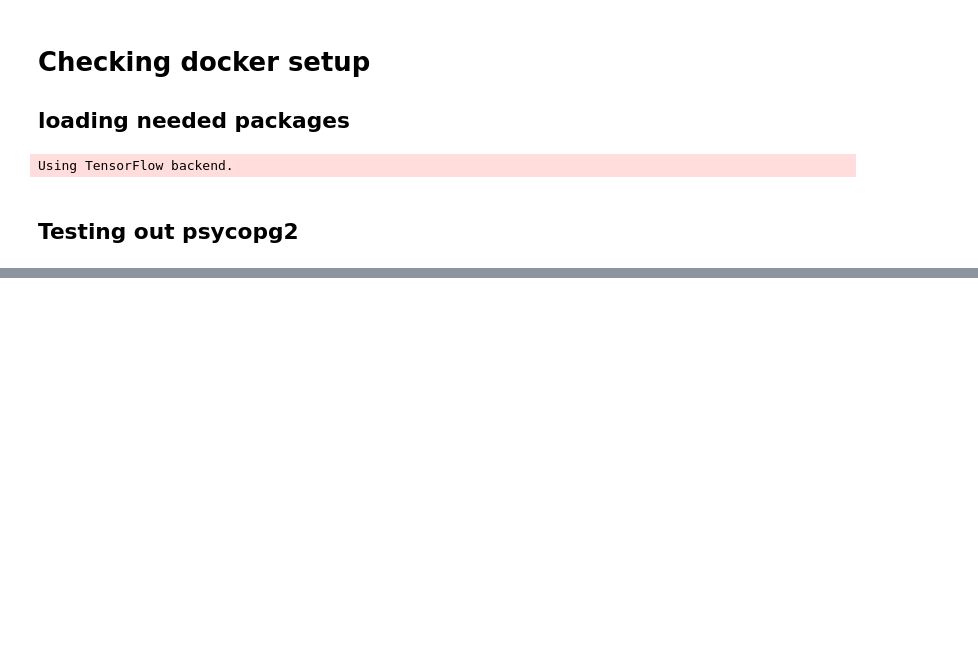
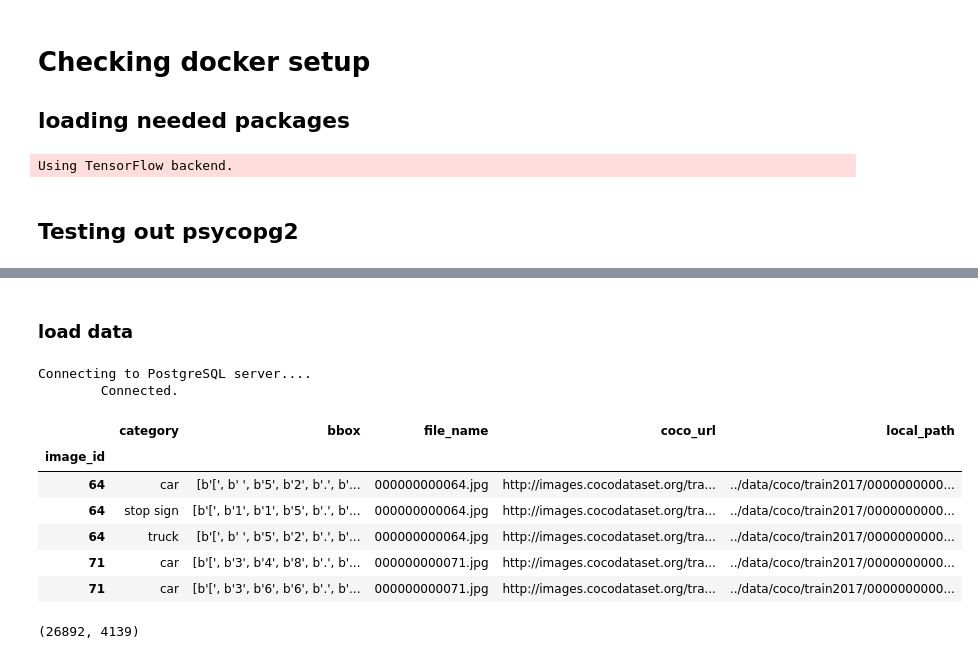
Before and after one commit to mosqueteiro/detecting_trafficlights, a Jupyter notebook: notebooks/Testing_environment.ipynb, the cells around one changed output, grey strips where cells are left out. Drawn from its saved outputs; the diff is of its cells as text; code cells hidden in the pictures; blank space fills up the shorter version.

```diff
--- a/notebooks/Testing_environment.ipynb
+++ b/notebooks/Testing_environment.ipynb
@@ -129,0 +211,2 @@ Successfully installed certifi-2019.3.9 chardet-3.0.4 idna-2.8 requests-2.21.0 u
+# %% [markdown]
+### load data
@@ -129,0 +217,20 @@ Successfully installed certifi-2019.3.9 chardet-3.0.4 idna-2.8 requests-2.21.0 u
+# %%
+from trafficlight_data import load_binary_train
+X, y = load_binary_train(**train_args)
+# %% [output]
+Connecting to PostgreSQL server....
+        Connected.
+# %%
+X.head()
+# %% [output]
+|  | category | bbox | file_name | coco_url | local_path |
+| image_id |  |  |  |  |  |
+| 64 | car | [b'[', b' ', b'5', b'2', b'.', b'... | 000000000064.jpg | http://images.cocodataset.org/tra... | ../data/coco/train2017/0000000000... |
+| 64 | stop sign | [b'[', b'1', b'1', b'5', b'.', b'... | 000000000064.jpg | http://images.cocodataset.org/tra... | ../data/coco/train2017/0000000000... |
+| 64 | truck | [b'[', b' ', b'5', b'2', b'.', b'... | 000000000064.jpg | http://images.cocodataset.org/tra... | ../data/coco/train2017/0000000000... |
+| 71 | car | [b'[', b'3', b'4', b'8', b'.', b'... | 000000000071.jpg | http://images.cocodataset.org/tra... | ../data/coco/train2017/0000000000... |
+| 71 | car | [b'[', b'3', b'6', b'6', b'.', b'... | 000000000071.jpg | http://images.cocodataset.org/tra... | ../data/coco/train2017/0000000000... |
+# %%
+len(y), y.sum()
+# %% [output]
+(26892, 4139)
```
Also changed, not shown: parts of 25 cells of this notebook, 2 other files.
